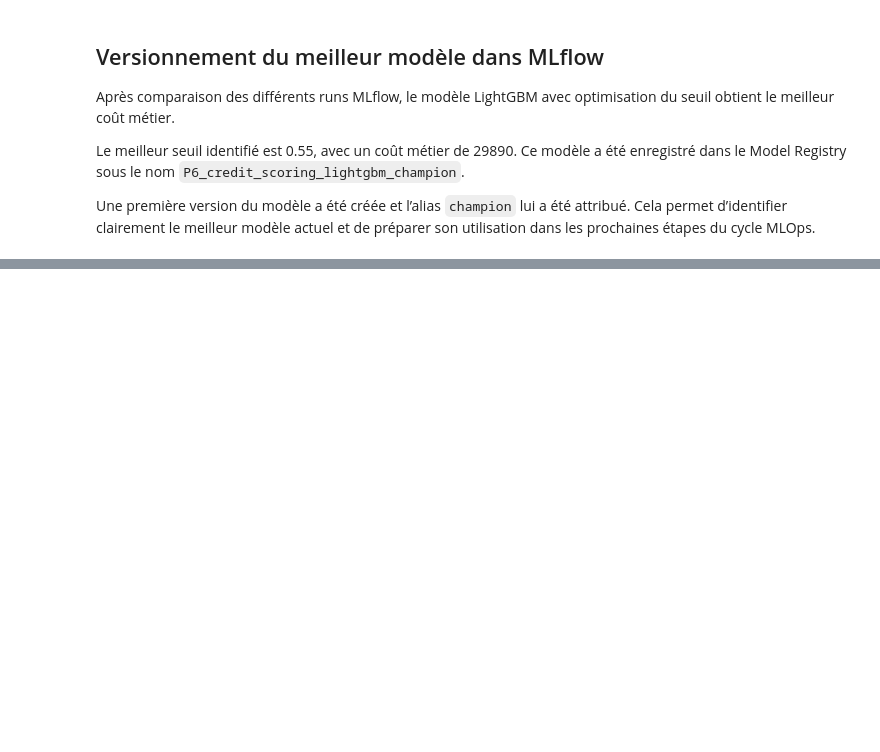
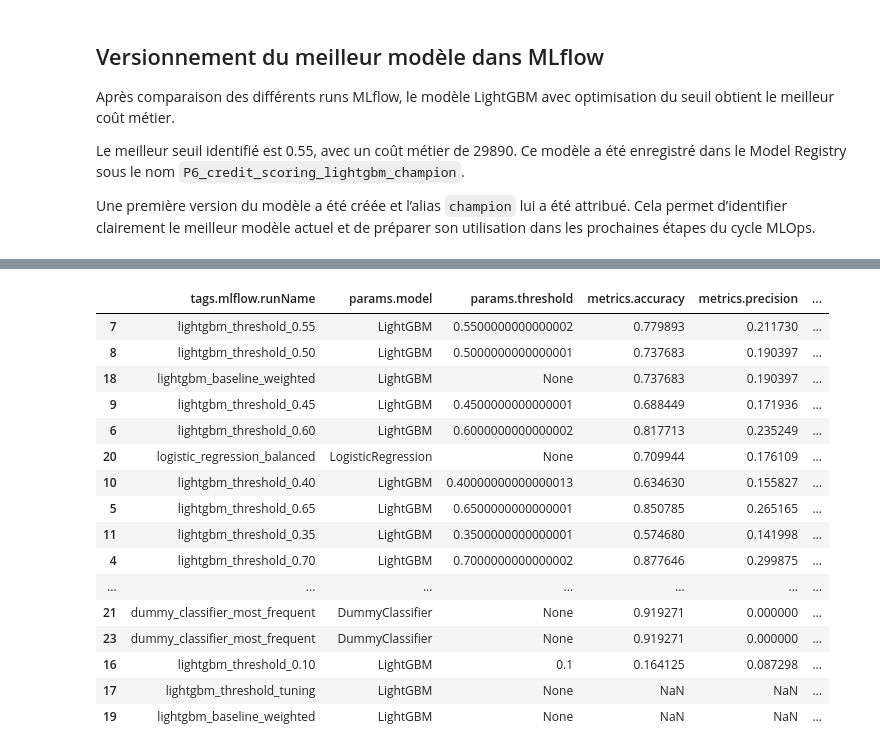
Before and after one commit to VincentDesmouceaux/P6_MLOps_credit_scoring, a Jupyter notebook: notebooks/03_modelisation_mlflow.ipynb, the cells around one changed output, grey strips where cells are left out. Drawn from its saved outputs; the diff is of its cells as text; code cells hidden in the pictures; blank space fills up the shorter version.

```diff
--- a/notebooks/03_modelisation_mlflow.ipynb
+++ b/notebooks/03_modelisation_mlflow.ipynb
@@ -158,0 +196,24 @@ Une première version du modèle a été créée et l’alias `champion` lui a
+# %%
+runs_comparison.sort_values(
+    by=["metrics.business_cost"],
+    ascending=True,
+    na_position="last",
+)
+# %% [output]
+|  | tags.mlflow.runName | params.model | params.threshold | metrics.accuracy | metrics.precision | ... |
+| 7 | lightgbm_threshold_0.55 | LightGBM | 0.5500000000000002 | 0.779893 | 0.211730 | ... |
+| 8 | lightgbm_threshold_0.50 | LightGBM | 0.5000000000000001 | 0.737683 | 0.190397 | ... |
+| 18 | lightgbm_baseline_weighted | LightGBM | None | 0.737683 | 0.190397 | ... |
+| 9 | lightgbm_threshold_0.45 | LightGBM | 0.4500000000000001 | 0.688449 | 0.171936 | ... |
+| 6 | lightgbm_threshold_0.60 | LightGBM | 0.6000000000000002 | 0.817713 | 0.235249 | ... |
+| 20 | logistic_regression_balanced | LogisticRegression | None | 0.709944 | 0.176109 | ... |
+| 10 | lightgbm_threshold_0.40 | LightGBM | 0.40000000000000013 | 0.634630 | 0.155827 | ... |
+| 5 | lightgbm_threshold_0.65 | LightGBM | 0.6500000000000001 | 0.850785 | 0.265165 | ... |
+| 11 | lightgbm_threshold_0.35 | LightGBM | 0.3500000000000001 | 0.574680 | 0.141998 | ... |
+| 4 | lightgbm_threshold_0.70 | LightGBM | 0.7000000000000002 | 0.877646 | 0.299875 | ... |
+| ... | ... | ... | ... | ... | ... | ... |
+| 21 | dummy_classifier_most_frequent | DummyClassifier | None | 0.919271 | 0.000000 | ... |
+| 23 | dummy_classifier_most_frequent | DummyClassifier | None | 0.919271 | 0.000000 | ... |
+| 16 | lightgbm_threshold_0.10 | LightGBM | 0.1 | 0.164125 | 0.087298 | ... |
+| 17 | lightgbm_threshold_tuning | LightGBM | None | NaN | NaN | ... |
+| 19 | lightgbm_baseline_weighted | LightGBM | None | NaN | NaN | ... |
```
Also changed, not shown: parts of 6 cells of this notebook.
